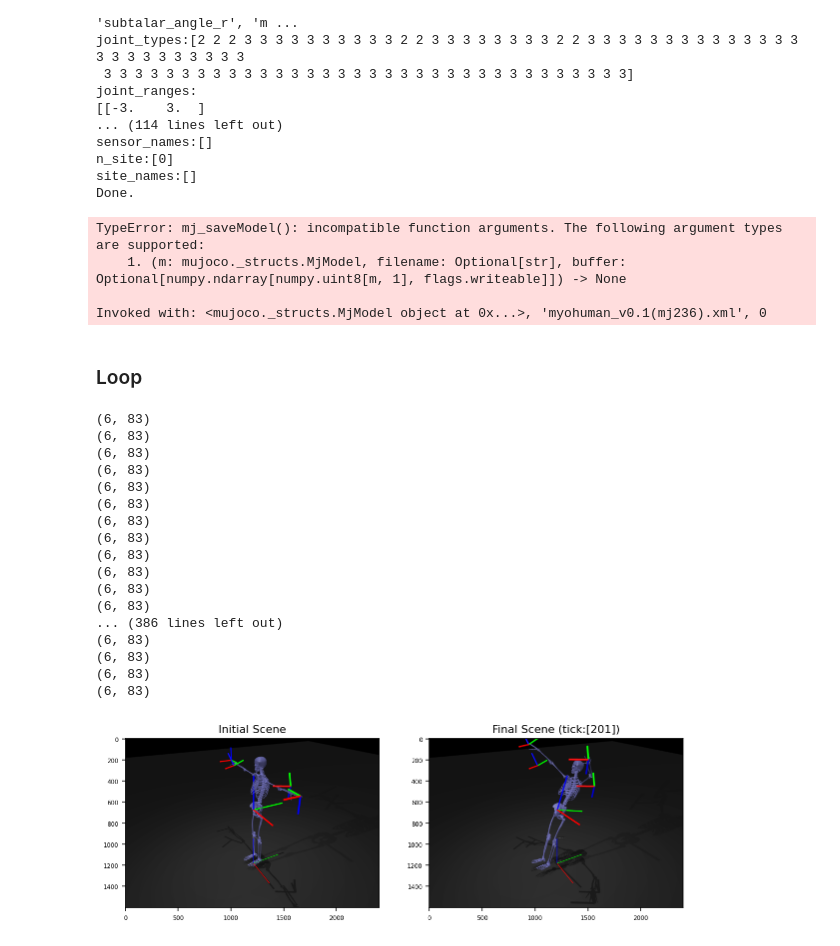
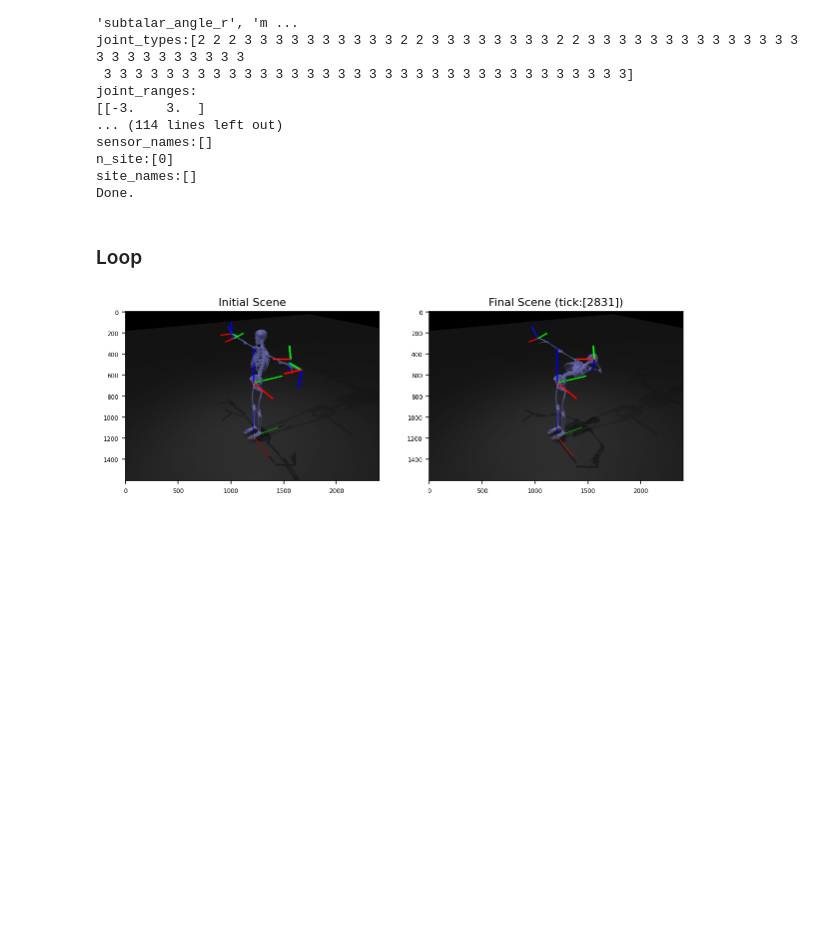
Before and after one commit to y0-0n/yet-another-mujoco-tutorial-v3, a Jupyter notebook: code/demo_myosim_03_ik.ipynb, the cells around one changed output. Cells and saved outputs as stored; diff of their text form; code cells hidden in the pictures; blank space fills up the shorter version.

Commit message:
myosuit base

```diff
--- a/code/demo_myosim_03_ik.ipynb
+++ b/code/demo_myosim_03_ik.ipynb
@@ -44,13 +44,6 @@ sensor_names:[]
 n_site:[0]
 site_names:[]
 Done.
-# %%
-mujoco.mj_saveModel(env.model, 'myohuman_v0.1(mj236).xml', 0)
-# %% [output]
-TypeError: mj_saveModel(): incompatible function arguments. The following argument types are supported:
-    1. (m: mujoco._structs.MjModel, filename: Optional[str], buffer: Optional[numpy.ndarray[numpy.uint8[m, 1], flags.writeable]]) -> None
-
-Invoked with: <mujoco._structs.MjModel object at 0x...>, 'myohuman_v0.1(mj236).xml', 0
 # %% [markdown]
 ### Loop
 # %%
@@ -109,7 +102,7 @@ while env.is_viewer_alive():
         J,ik_err = env.get_ik_ingredients(
             body_name=ik_body_name,p_trgt=ik_p_trgt,R_trgt=ik_R_trgt,
             IK_P=IK_P,IK_R=IK_R)
-        J[:,6:] = 0.0 # ignore base joints
+        J[:,:6] = 0.0 # ignore base joints
         J_list.append(J)
         ik_err_list.append(ik_err)
     J_stack      = np.vstack(J_list)
@@ -160,50 +153,33 @@ while env.is_viewer_alive():
         #     axis_rgba = np.append(np.eye(3)[:,np.argmax(axis_joint)],0.2)
         #     axis_len,axis_r = 0.1,0.01
         #     env.plot_arrow_fr2to(
         #         p_fr=p_joint,p_to=p_joint+axis_len*axis_world,
         #         r=axis_r,rgba=axis_rgba)
 
         # Plot contact information
         # env.plot_contact_info(h_arrow=0.3,rgba_arrow=[1,0,0,1],
         #                       PRINT_CONTACT_BODY=False)
         env.render()
 
     # Save image
     if env.is_viewer_alive() and FIRST_FLAG:
         scene_img_init = env.grab_image()
     if env.is_viewer_alive() and env.loop_every(tick_every=100):
         scene_img_final = env.grab_image()
     FIRST_FLAG = False
 
 # Close MuJoCo viewer
 env.close_viewer()
 
 # Plot initial and final scenes
 fig,axs = plt.subplots(1,2,figsize=(10,4))
 plt.subplots_adjust(top=0.85,bottom=0.15,wspace=0.2,hspace=0.5)
 axs[0].imshow(scene_img_init)
 axs[0].set_title('Initial Scene',fontsize=11)
 axs[1].imshow(scene_img_final)
 axs[1].set_title('Final Scene (tick:[%d])'%(env.tick),fontsize=11)
 plt.show()
 # %% [output]
-(6, 83)
-(6, 83)
-(6, 83)
-(6, 83)
-(6, 83)
-(6, 83)
-(6, 83)
-(6, 83)
-(6, 83)
-(6, 83)
-(6, 83)
-(6, 83)
-... (386 lines left out)
-(6, 83)
-(6, 83)
-(6, 83)
-(6, 83)
-[figure, old version]
+[figure, new version]
 # %%
 env.open_interactive_viewer()
```
Also changed, not shown: 4 other files.
